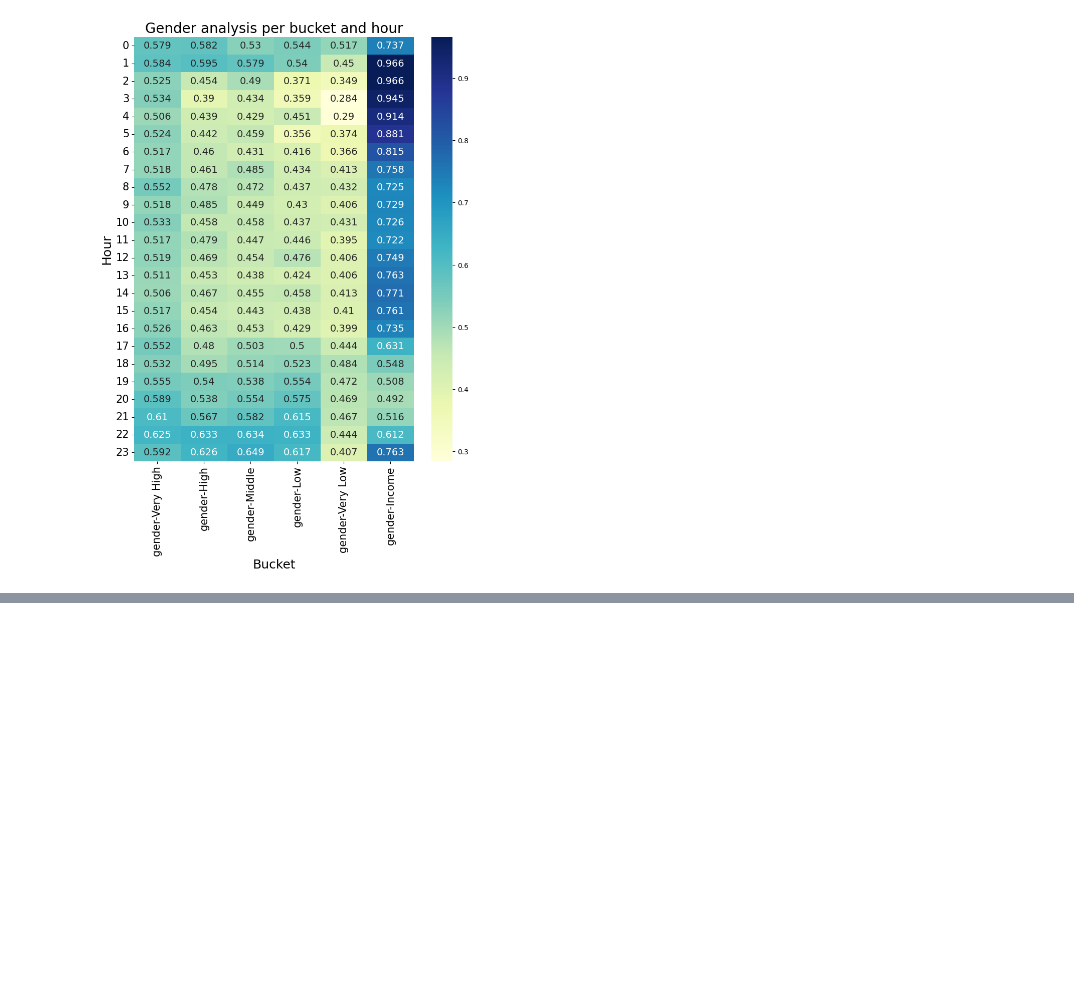
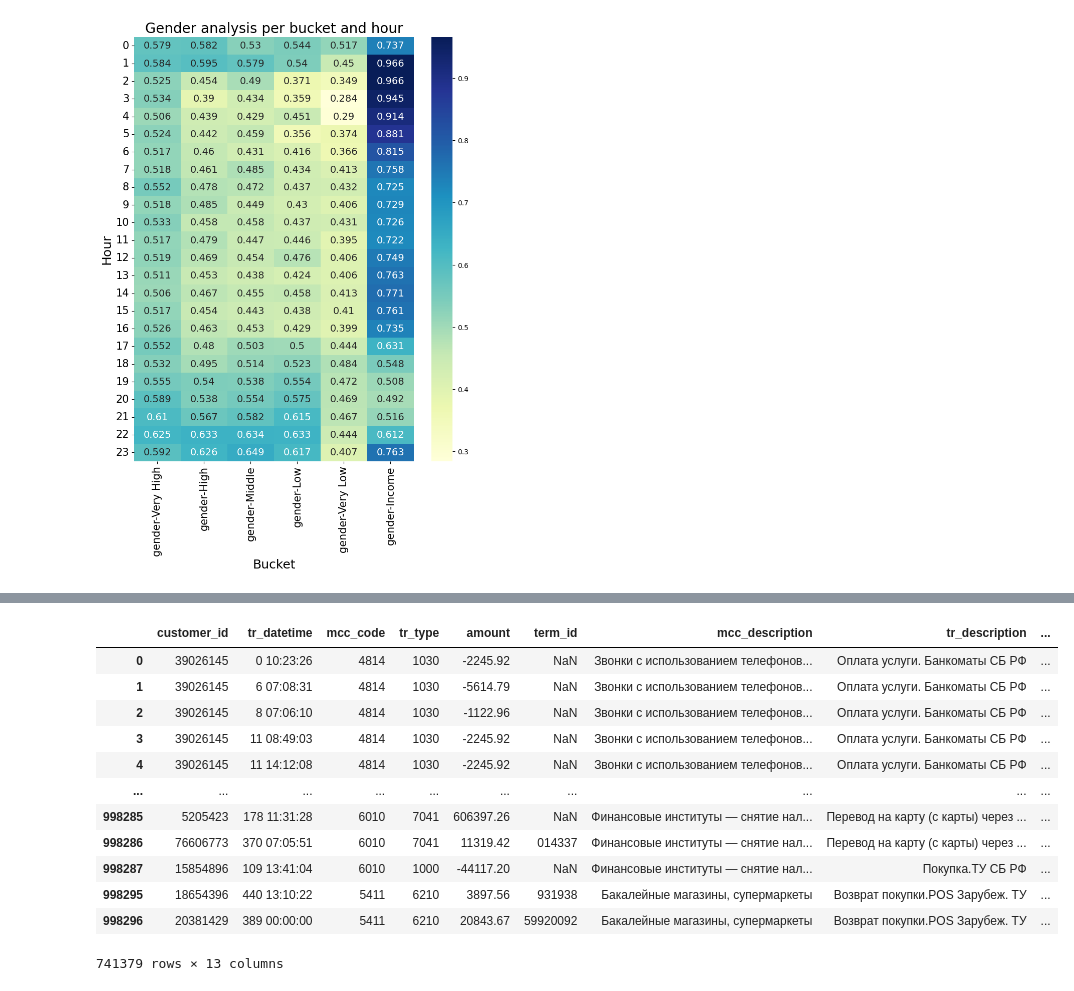
Before and after one commit to jahnito/Python_M2023, a Jupyter notebook: Slicing_Task/slice_task.ipynb, the cells around one changed output, grey strips where cells are left out. Saved outputs shown, nothing was run; the diff lists cells and outputs as text; code cells hidden in the pictures; blank space fills up the shorter version.

```diff
--- a/Slicing_Task/slice_task.ipynb
+++ b/Slicing_Task/slice_task.ipynb
@@ -465,0 +475,18 @@ print()
+# %%
+ind_60 = transactions['mcc_code'].value_counts()[transactions['mcc_code'].value_counts() > 60000]
+trs_hi_level = transactions[transactions['mcc_code'].isin(ind_60.index)]
+trs_hi_level
+# %% [output]
+|  | customer_id | tr_datetime | mcc_code | tr_type | amount | term_id | mcc_description | tr_description | ... |
+| 0 | 39026145 | 0 10:23:26 | 4814 | 1030 | -2245.92 | NaN | Звонки с использованием телефонов... | Оплата услуги. Банкоматы СБ РФ | ... |
+| 1 | 39026145 | 6 07:08:31 | 4814 | 1030 | -5614.79 | NaN | Звонки с использованием телефонов... | Оплата услуги. Банкоматы СБ РФ | ... |
+| 2 | 39026145 | 8 07:06:10 | 4814 | 1030 | -1122.96 | NaN | Звонки с использованием телефонов... | Оплата услуги. Банкоматы СБ РФ | ... |
+| 3 | 39026145 | 11 08:49:03 | 4814 | 1030 | -2245.92 | NaN | Звонки с использованием телефонов... | Оплата услуги. Банкоматы СБ РФ | ... |
+| 4 | 39026145 | 11 14:12:08 | 4814 | 1030 | -2245.92 | NaN | Звонки с использованием телефонов... | Оплата услуги. Банкоматы СБ РФ | ... |
+| ... | ... | ... | ... | ... | ... | ... | ... | ... | ... |
+| 998285 | 5205423 | 178 11:31:28 | 6010 | 7041 | 606397.26 | NaN | Финансовые институты — снятие нал... | Перевод на карту (с карты) через ... | ... |
+| 998286 | 76606773 | 370 07:05:51 | 6010 | 7041 | 11319.42 | 014337 | Финансовые институты — снятие нал... | Перевод на карту (с карты) через ... | ... |
+| 998287 | 15854896 | 109 13:41:04 | 6010 | 1000 | -44117.20 | NaN | Финансовые институты — снятие нал... | Покупка.ТУ СБ РФ | ... |
+| 998295 | 18654396 | 440 13:10:22 | 5411 | 6210 | 3897.56 | 931938 | Бакалейные магазины, супермаркеты | Возврат покупки.POS Зарубеж. ТУ | ... |
+| 998296 | 20381429 | 389 00:00:00 | 5411 | 6210 | 20843.67 | 59920092 | Бакалейные магазины, супермаркеты | Возврат покупки.POS Зарубеж. ТУ | ... |
+741379 rows × 13 columns
```
Also changed, not shown: parts of 14 cells of this notebook, 8 other files.
